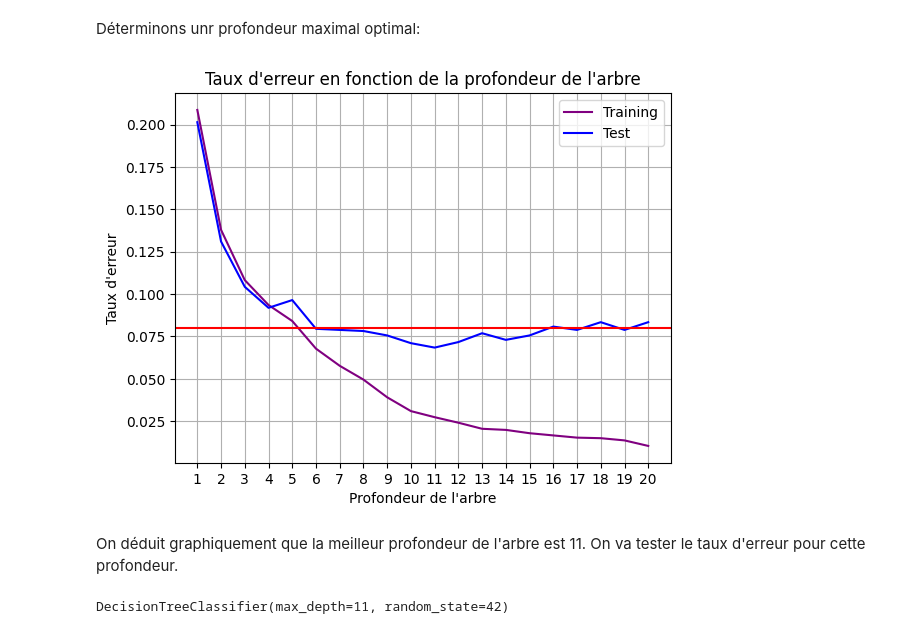
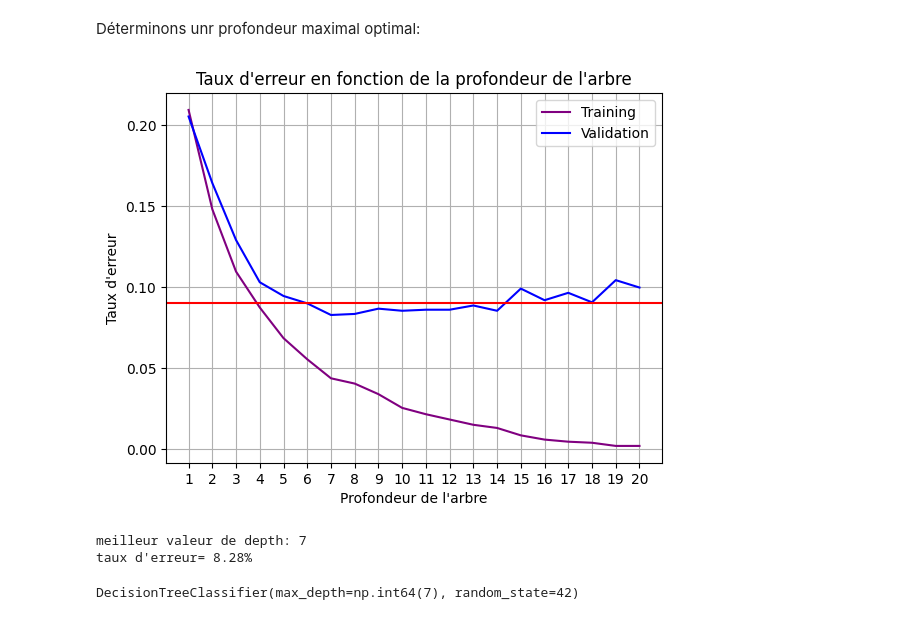
Before and after one commit to nathansourdrille/machine-learning, a Jupyter notebook: Decision_trees/TP9.ipynb, the cells around one changed output. Drawn from its saved outputs; the diff is of its cells as text; code cells hidden in the pictures.

```diff
--- a/Decision_trees/TP9.ipynb
+++ b/Decision_trees/TP9.ipynb
@@ -112,7 +150,7 @@ X, y = make_classification (n_samples=n, n_features=n_features,
 # %%
 from sklearn.model_selection import train_test_split
 X_train, X_test, Y_train, Y_test = train_test_split(X,y,
-                                                    test_size=0.4,
+                                                    test_size=0.2,
                                                    shuffle=True,
                                                    random_state=42)
 # %%
@@ -184,6 +240,8 @@ y = dataspam[:,-1]
 # %%
 X_train, X_test, Y_train, Y_test = train_test_split(X, y,
                                 test_size= 1/3, train_size = 2/3)
+X_train, X_val, Y_train, Y_val = train_test_split(X_train, Y_train, shuffle=True,
+                                                  test_size=1/2, stratify=Y_train)
 # %%
 dt = DecisionTreeClassifier(random_state=42)
 dt.fit(X_train,Y_train)
@@ -192,39 +250,45 @@ DecisionTreeClassifier(random_state=42)
 # %%
 vect = np.arange(1,21,1)
 err_train = np.empty(vect.shape[0])
-err_test = np.empty(vect.shape[0])
+err_val = np.empty(vect.shape[0])
 
-for depth in range (1 ,21):
+for i, depth in enumerate(vect):
     dt = DecisionTreeClassifier(max_depth=depth,
                                random_state=42).fit(X_train, Y_train)
-    i = depth - 1
     err_train[i] = 1 - accuracy_score(Y_train, dt.predict(X_train))
-    err_test[i] = 1 - accuracy_score(Y_test, dt.predict(X_test))
+    err_val[i] = 1 - accuracy_score(Y_val, dt.predict(X_val))
 # %% [markdown]
 Déterminons unr profondeur maximal optimal:
 # %%
 plt.figure()
 plt.plot(vect, err_train, label="Training", c='purple')
-plt.plot(vect, err_test, label="Test", c='blue')
+plt.plot(vect, err_val, label="Validation", c='blue')
 plt.title("Taux d'erreur en fonction de la profondeur de l'arbre")
 plt.xlabel("Profondeur de l'arbre")
 plt.xticks(vect)
 plt.grid()
-seuil_err = 0.08
+seuil_err = 0.09
 plt.axhline(y=seuil_err, color="red")
 plt.ylabel("Taux d'erreur")
 plt.legend()
 plt.show()
 # %% [output]
-[figure, old version]
+[figure, new version]
-# %% [markdown]
-On déduit graphiquement que la meilleur profondeur de l'arbre est 11.
-On va tester le taux d'erreur pour cette profondeur.
+# %%
+# meilleur valeur de k (k*) basée sur Validation error
+error_min, ind_opt = err_val.min(), err_val.argmin()
+depth_star = vect[ind_opt]
+print(f"meilleur valeur de depth: {depth_star}")
+# -1 pour faire correspondre le bon indice du tableau (qui commence à 0)
+print(f"taux d'erreur= {100*err_val[depth_star-1]:.2f}%")
+# %% [output]
+meilleur valeur de depth: 7
+taux d'erreur= 8.28%
 # %%
-dt = DecisionTreeClassifier(random_state=42, max_depth=11)
+dt = DecisionTreeClassifier(random_state=42, max_depth=depth_star)
 dt.fit(X_train,Y_train)
 # %% [output]
-DecisionTreeClassifier(max_depth=11, random_state=42)
+DecisionTreeClassifier(max_depth=np.int64(7), random_state=42)
 # %%
 err_train = 1 - accuracy_score(Y_train, dt.predict(X_train))
 err_test = 1 - accuracy_score(Y_test, dt.predict(X_test))
```
Also changed, not shown: parts of 27 cells of this notebook.
